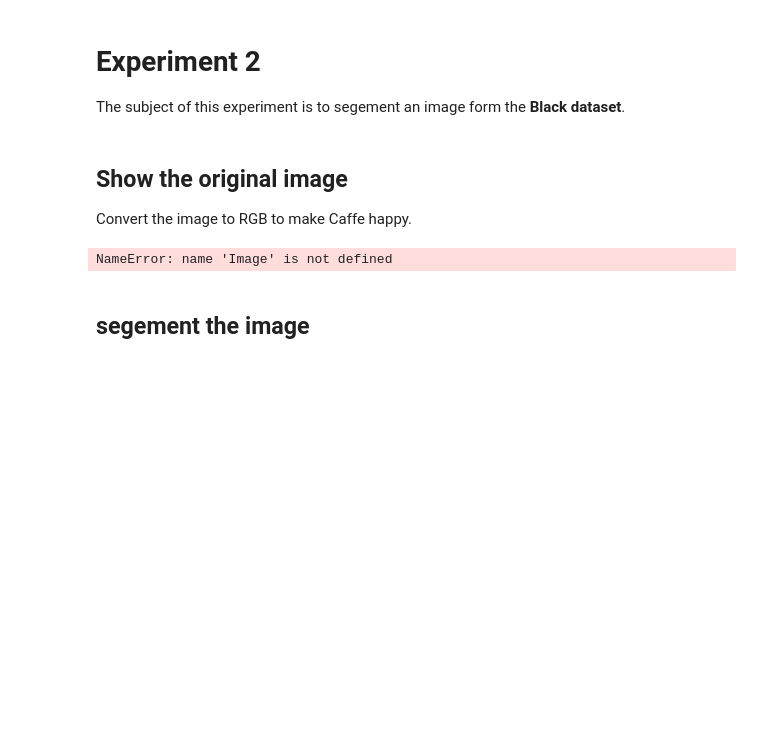
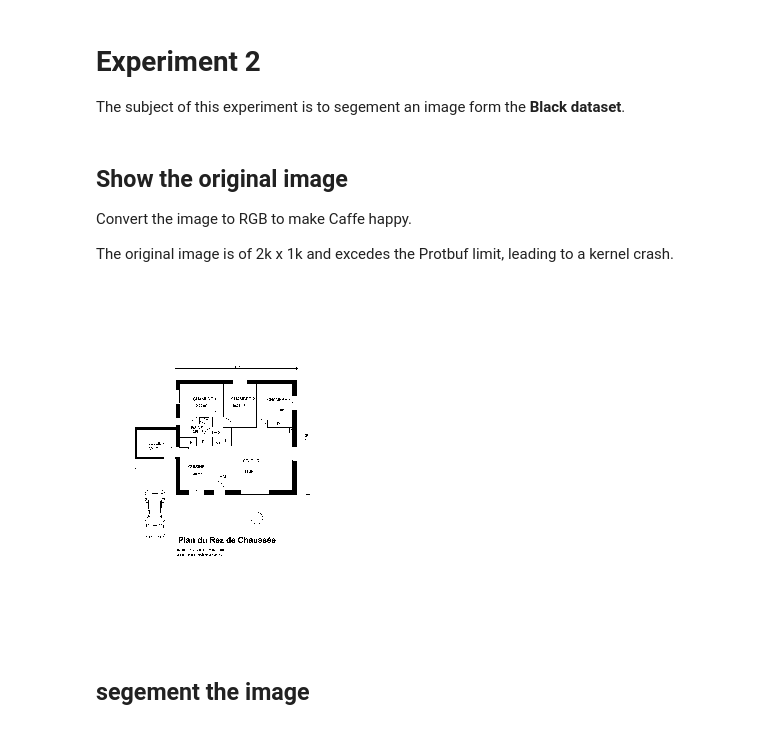
Before and after one commit to d8w/10707.notebook, a Jupyter notebook: experiments.ipynb, the cells around one changed output. Cells and saved outputs as stored; diff of their text form; code cells hidden in the pictures; blank space fills up the shorter version.

Commit message:
document resize to prevent kernel crash

```diff
--- a/experiments.ipynb
+++ b/experiments.ipynb
@@ -164,17 +164,20 @@ The subject of this experiment is to segement an image form the **Black dataset*
 ## Show the original image
 
 Convert the image to RGB to make Caffe happy.
+
+The original image is of 2k x 1k and excedes the Protbuf limit, leading to a kernel crash.
 # %%
 file_path = 'CVC-FP/ImagesGT/Ia_JN0701_sommaire.png'
 im = Image.open(file_path)
 # Convert black and white to RGB
 if im.mode == 'L':
     im = im.convert('RGB')
 # resize the image to 1/10
 size = tuple([x/10 for x in im.size])
 im = im.resize(size)
+im
 # %% [output]
-NameError: name 'Image' is not defined
+[figure, added]
 # %% [markdown]
 ## segement the image
 # %%
```
Also changed, not shown: parts of 2 cells of this notebook.
